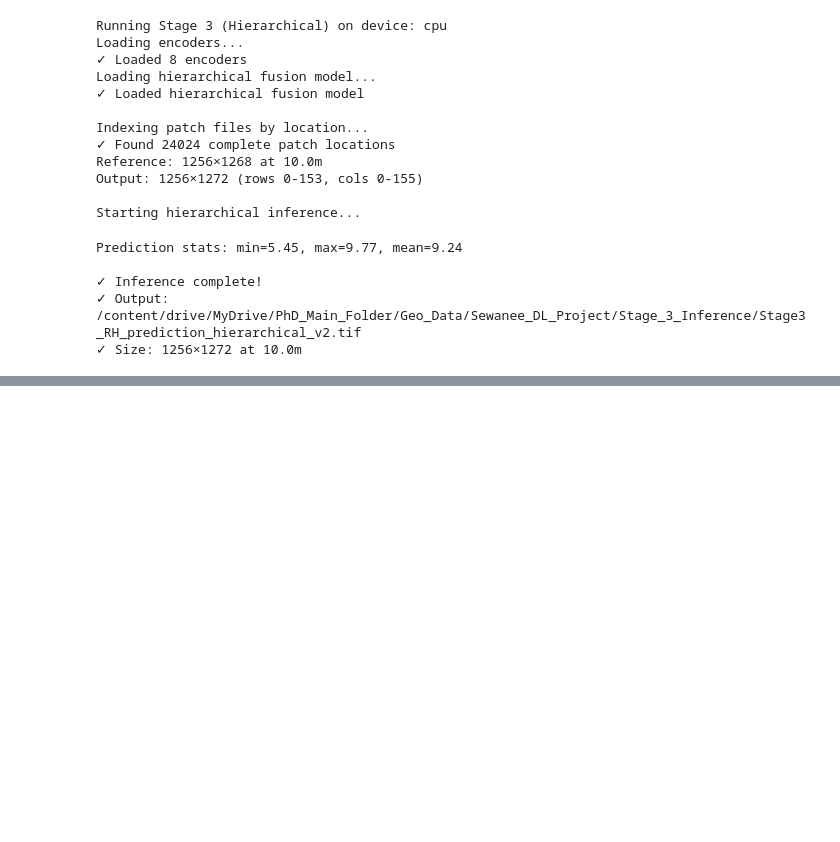
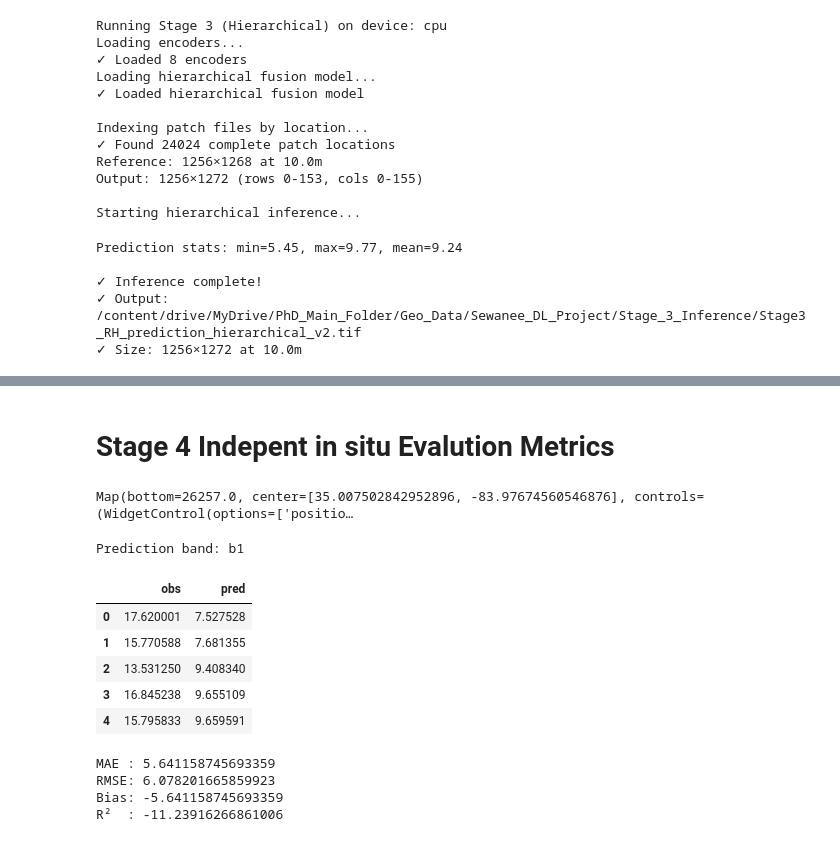
Before and after one commit to MayerT1/Prep_GEDI, a Jupyter notebook: GEDI_L1B_L2A_L2B_Native_EO_Res_Multi_Branch_Transformer.ipynb, the cells around one changed output, grey strips where cells are left out. Drawn from its saved outputs; the diff is of its cells as text; code cells hidden in the pictures; blank space fills up the shorter version.

```diff
--- a/GEDI_L1B_L2A_L2B_Native_EO_Res_Multi_Branch_Transformer.ipynb
+++ b/GEDI_L1B_L2A_L2B_Native_EO_Res_Multi_Branch_Transformer.ipynb
@@ -7214,0 +6515,2 @@ Break Below is old code before 11/29 drop as needed
+# %% [markdown]
+# Stage 4 Indepent in situ Evalution Metrics
@@ -7214,0 +6525,15 @@ Break Below is old code before 11/29 drop as needed
+# %%
+ROI = ee.FeatureCollection('projects/servir-sco-assets/assets/Rx_Fire/Vector_Data/Sewanee_Domain').geometry().buffer(300)
+in_situ = ee.FeatureCollection("projects/servir-sco-assets/assets/Rx_Fire/Vector_Data/Sewanee_Field_2025_Campaign_Cross_Site_Merged_Data_Combined_Heights")
+pred_img = ee.Image("projects/servir-sco-assets/assets/Rx_Fire/EO_Outputs/Sewanee/Stage3_RH_prediction_hierarchical_v2")
+Map.addLayer(ROI, {}, 'ROI')
+Map.addLayer(in_situ, {}, 'in_situ')
+Map
+# %% [output]
+Map(bottom=26257.0, center=[35.007502842952896, -83.97674560546876], controls=(WidgetControl(options=['positio…
+# %%
+# Identify predicted band name
+pred_band = pred_img.bandNames().get(0).getInfo()
+print("Prediction band:", pred_band)
+# %% [output]
+Prediction band: b1
@@ -7214,0 +6548,42 @@ Break Below is old code before 11/29 drop as needed
+# %%
+import pandas as pd
+
+# Convert each feature to a dict
+rows = []
+for f in samples.getInfo()['features']:
+    p = f['properties']
+    rows.append({
+        'obs': p['Avg_Plot_Ht'],
+        'pred': p[pred_band]
+    })
+
+df = pd.DataFrame(rows)
+df.head()
+# %% [output]
+|  | obs | pred |
+| 0 | 17.620001 | 7.527528 |
+| 1 | 15.770588 | 7.681355 |
+| 2 | 13.531250 | 9.408340 |
+| 3 | 16.845238 | 9.655109 |
+| 4 | 15.795833 | 9.659591 |
+# %%
+import numpy as np
+from sklearn.metrics import mean_absolute_error, mean_squared_error, r2_score
+
+obs = df['obs']
+pred = df['pred']
+
+mae = mean_absolute_error(obs, pred)
+rmse = np.sqrt(mean_squared_error(obs, pred))
+bias = np.mean(pred - obs)
+r2 = r2_score(obs, pred)
+
+print("MAE :", mae)
+print("RMSE:", rmse)
+print("Bias:", bias)
+print("R²  :", r2)
+# %% [output]
+MAE : 5.641158745693359
+RMSE: 6.078201665859923
+Bias: -5.641158745693359
+R²  : -11.23916266861006
```
Also changed, not shown: parts of 74 cells of this notebook.
